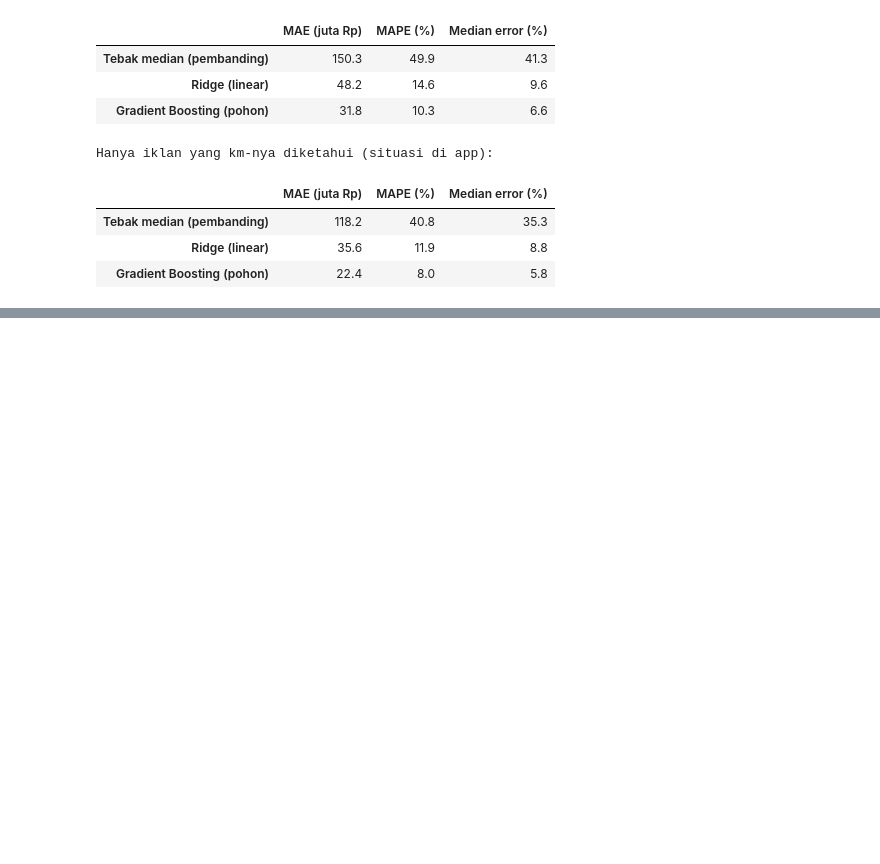
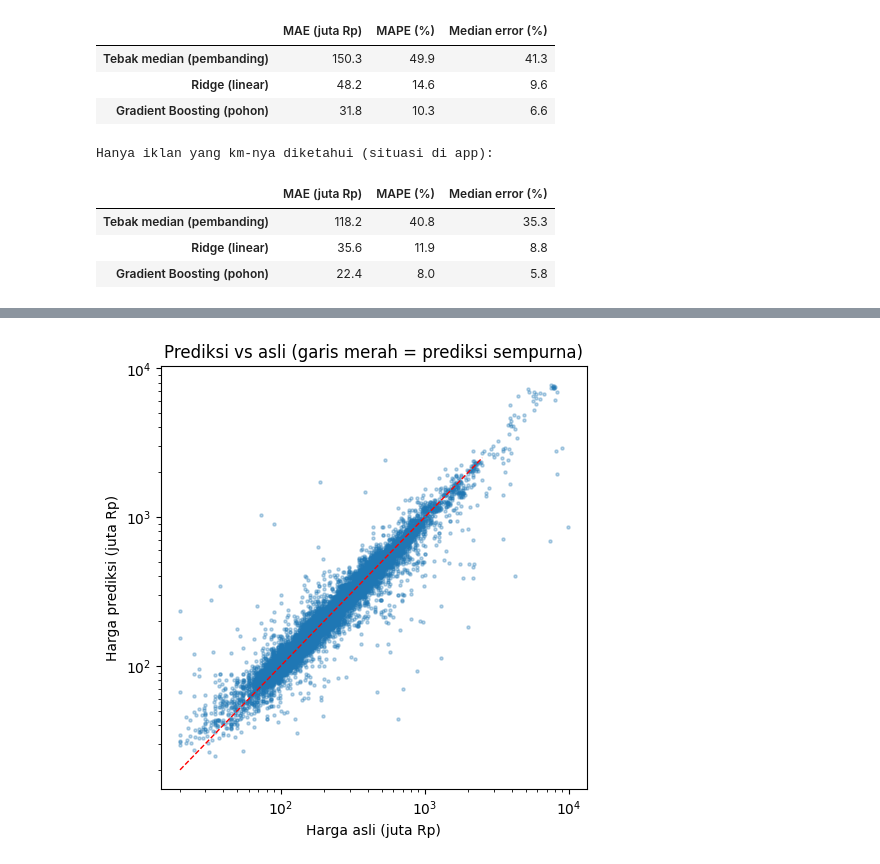
Before and after one commit to jasonalexanderjsnaldr/used-car-price-prediction, a Jupyter notebook: notebook/02.notebooks.ipynb, the cells around one changed output, grey strips where cells are left out. Drawn from its saved outputs; the diff is of its cells as text; code cells hidden in the pictures; blank space fills up the shorter version.

```diff
--- a/notebook/02.notebooks.ipynb
+++ b/notebook/02.notebooks.ipynb
@@ -209,0 +264,11 @@ Hanya iklan yang km-nya diketahui (situasi di app):
+# %%
+plt.figure(figsize=(5.5, 5.5))
+plt.scatter(y / 1e6, pred_cv["Gradient Boosting (pohon)"] / 1e6, s=5, alpha=0.3)
+batas = [20, 2500]
+plt.plot(batas, batas, "r--", lw=1)
+plt.xscale("log"); plt.yscale("log")
+plt.xlabel("Harga asli (juta Rp)"); plt.ylabel("Harga prediksi (juta Rp)")
+plt.title("Prediksi vs asli (garis merah = prediksi sempurna)")
+plt.show()
+# %% [output]
+[figure, added]
```
Also changed, not shown: parts of 3 cells of this notebook.
